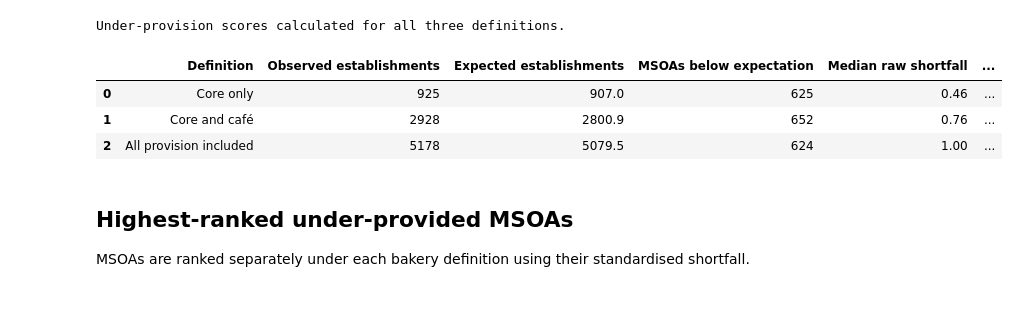
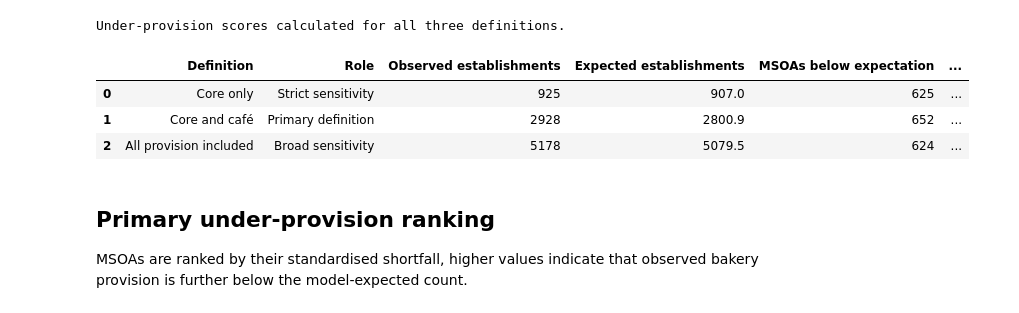
Before and after one commit to rhhythhm/london-bakery-provision, a Jupyter notebook: notebooks/18_msoa_bakery_underprovision.ipynb, the cells around one changed output. Drawn from its saved outputs; the diff is of its cells as text; code cells hidden in the pictures.

```diff
--- a/notebooks/18_msoa_bakery_underprovision.ipynb
+++ b/notebooks/18_msoa_bakery_underprovision.ipynb
@@ -145,34 +148,40 @@ print("Under-provision scores calculated for all three definitions.")
 # %% [output]
 Under-provision scores calculated for all three definitions.
 # %%
+definition_roles = {"Core only": "Strict sensitivity",
+                    "Core and café": "Primary definition",
+                    "All provision included": "Broad sensitivity"}
+
 score_summary_rows = []
 
 for definition, settings in definition_settings.items():
     prefix = settings["prefix"]
     observed = analysis_data[settings["observed"]]
     expected = analysis_data[settings["expected"]]
+
     raw_shortfall = analysis_data[f"{prefix}_raw_shortfall"]
     standardised = analysis_data[f"{prefix}_standardised_shortfall"]
 
     score_summary_rows.append({"Definition": definition,
+                               "Role": definition_roles[definition],
                                "Observed establishments": observed.sum(),
                                "Expected establishments": expected.sum(),
                                "MSOAs below expectation": (raw_shortfall > 0).sum(),
                                "Median raw shortfall": raw_shortfall.median(),
                                "Highest standardised shortfall": standardised.max()})
 
 score_summary = pd.DataFrame(score_summary_rows)
 
 display(score_summary.round({"Expected establishments": 1,
                              "Median raw shortfall": 2,
                              "Highest standardised shortfall": 2}))
 # %% [output]
-|  | Definition | Observed establishments | Expected establishments | MSOAs below expectation | Median raw shortfall | ... |
-| 0 | Core only | 925 | 907.0 | 625 | 0.46 | ... |
-| 1 | Core and café | 2928 | 2800.9 | 652 | 0.76 | ... |
-| 2 | All provision included | 5178 | 5079.5 | 624 | 1.00 | ... |
+|  | Definition | Role | Observed establishments | Expected establishments | MSOAs below expectation | ... |
+| 0 | Core only | Strict sensitivity | 925 | 907.0 | 625 | ... |
+| 1 | Core and café | Primary definition | 2928 | 2800.9 | 652 | ... |
+| 2 | All provision included | Broad sensitivity | 5178 | 5079.5 | 624 | ... |
 # %% [markdown]
-## Highest-ranked under-provided MSOAs
+## Primary under-provision ranking
 
-MSOAs are ranked separately under each bakery definition using their standardised shortfall.
+MSOAs are ranked by their standardised shortfall, higher values indicate that observed bakery provision is further below the model-expected count.
 # %%
```
Also changed, not shown: parts of 12 cells of this notebook, 14 other files.
